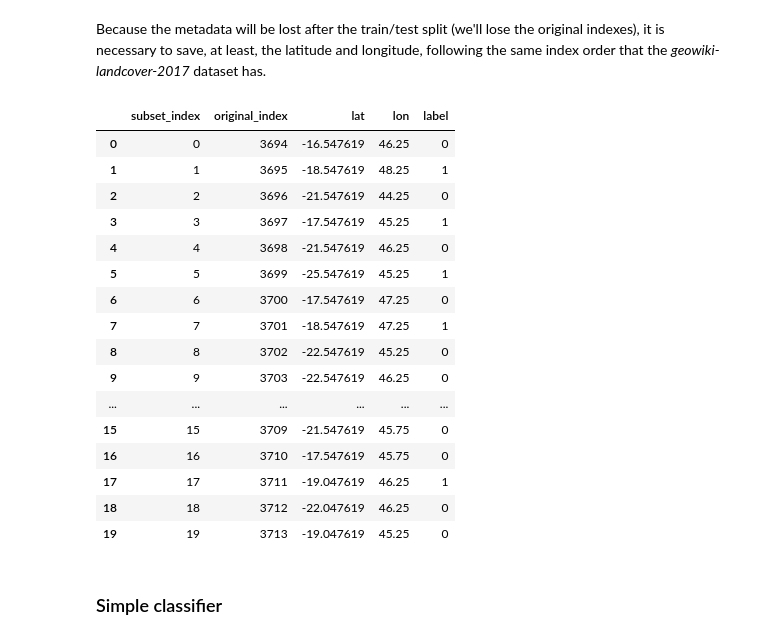
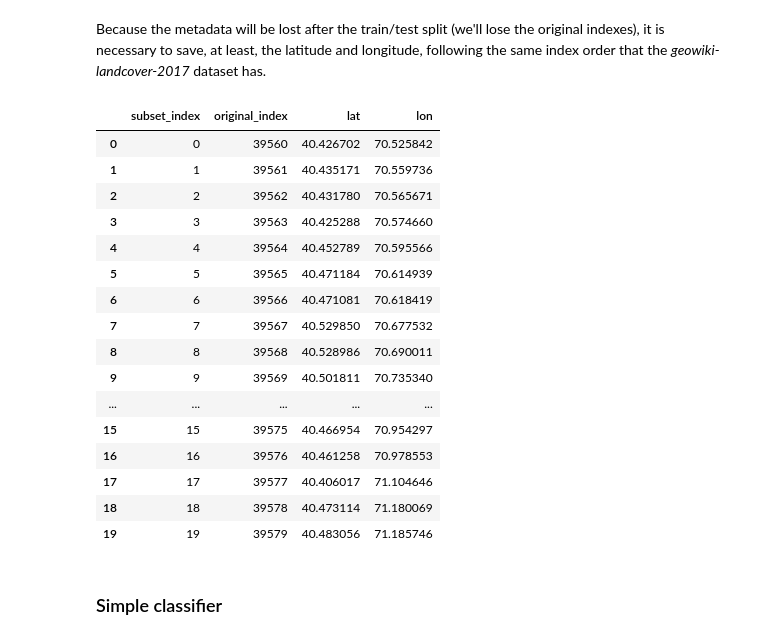
Before and after one commit to beatrizbsperes/embeddings_in_TorchGeo, a Jupyter notebook: embeddings.ipynb, the cells around one changed output. Drawn from its saved outputs; the diff is of its cells as text; code cells hidden in the pictures.

```diff
--- a/embeddings.ipynb
+++ b/embeddings.ipynb
@@ -111,14 +111,13 @@ We want to work with an isolated sub-set, binary, and preferably with lots of sa
 from torch.utils.data import Subset
 
 # finding all the entries on original_dataset that has properties.dataset equal to 'geowiki-landcover-2017'
-DATASET_NAME = 'geowiki-landcover-2017'
-geowiki_indices = original_dataset.labels.index[original_dataset.labels['properties.dataset'] == DATASET_NAME].tolist()
+DATASET_NAME = 'central-asia'
+central_asia_indices = original_dataset.labels.index[original_dataset.labels['properties.dataset'] == DATASET_NAME].tolist()
 
-# create the isolated dataset
-geowiki_dataset = Subset(original_dataset, geowiki_indices)
+central_asia_dataset = Subset(original_dataset, central_asia_indices)
 
 print(f"Original dataset size: {len(original_dataset)}")
-print(f"Isolated dataset size: {len(geowiki_dataset)}")
-print(f"Geowiki indexes taken from the original dataset: {geowiki_indices}")
+print(f"Isolated dataset size: {len(central_asia_dataset)}")
+print(f"Croplands indexes taken from the original dataset: {central_asia_indices}")
 # %% [output]
 Original dataset size: 70213
@@ -465,31 +586,31 @@ def extract_coords(original_dataset, geowiki_indices):
             'original_index': orig_idx,
             'lat': row['properties.lat'],
             'lon': row['properties.lon'],
-            'label': int(row['properties.is_crop']) # The verified label
+            #'label': int(row['properties.label']) # The verified label
         })
 
     return pd.DataFrame(metadata_records)
 # %%
-df_coords = extract_coords(original_dataset, geowiki_indices)
+df_coords = extract_coords(original_dataset, central_asia_indices)
 df_coords.head(20)
 # %% [output]
-|  | subset_index | original_index | lat | lon | label |
-| 0 | 0 | 3694 | -16.547619 | 46.25 | 0 |
-| 1 | 1 | 3695 | -18.547619 | 48.25 | 1 |
-| 2 | 2 | 3696 | -21.547619 | 44.25 | 0 |
-| 3 | 3 | 3697 | -17.547619 | 45.25 | 1 |
-| 4 | 4 | 3698 | -21.547619 | 46.25 | 0 |
-| 5 | 5 | 3699 | -25.547619 | 45.25 | 1 |
-| 6 | 6 | 3700 | -17.547619 | 47.25 | 0 |
-| 7 | 7 | 3701 | -18.547619 | 47.25 | 1 |
-| 8 | 8 | 3702 | -22.547619 | 45.25 | 0 |
-| 9 | 9 | 3703 | -22.547619 | 46.25 | 0 |
-| ... | ... | ... | ... | ... | ... |
-| 15 | 15 | 3709 | -21.547619 | 45.75 | 0 |
-| 16 | 16 | 3710 | -17.547619 | 45.75 | 0 |
-| 17 | 17 | 3711 | -19.047619 | 46.25 | 1 |
-| 18 | 18 | 3712 | -22.047619 | 46.25 | 0 |
-| 19 | 19 | 3713 | -19.047619 | 45.25 | 0 |
+|  | subset_index | original_index | lat | lon |
+| 0 | 0 | 39560 | 40.426702 | 70.525842 |
+| 1 | 1 | 39561 | 40.435171 | 70.559736 |
+| 2 | 2 | 39562 | 40.431780 | 70.565671 |
+| 3 | 3 | 39563 | 40.425288 | 70.574660 |
+| 4 | 4 | 39564 | 40.452789 | 70.595566 |
+| 5 | 5 | 39565 | 40.471184 | 70.614939 |
+| 6 | 6 | 39566 | 40.471081 | 70.618419 |
+| 7 | 7 | 39567 | 40.529850 | 70.677532 |
+| 8 | 8 | 39568 | 40.528986 | 70.690011 |
+| 9 | 9 | 39569 | 40.501811 | 70.735340 |
+| ... | ... | ... | ... | ... |
+| 15 | 15 | 39575 | 40.466954 | 70.954297 |
+| 16 | 16 | 39576 | 40.461258 | 70.978553 |
+| 17 | 17 | 39577 | 40.406017 | 71.104646 |
+| 18 | 18 | 39578 | 40.473114 | 71.180069 |
+| 19 | 19 | 39579 | 40.483056 | 71.185746 |
 # %% [markdown]
 ### Simple classifier
 # %% [markdown]
```
Also changed, not shown: parts of 30 cells of this notebook.
